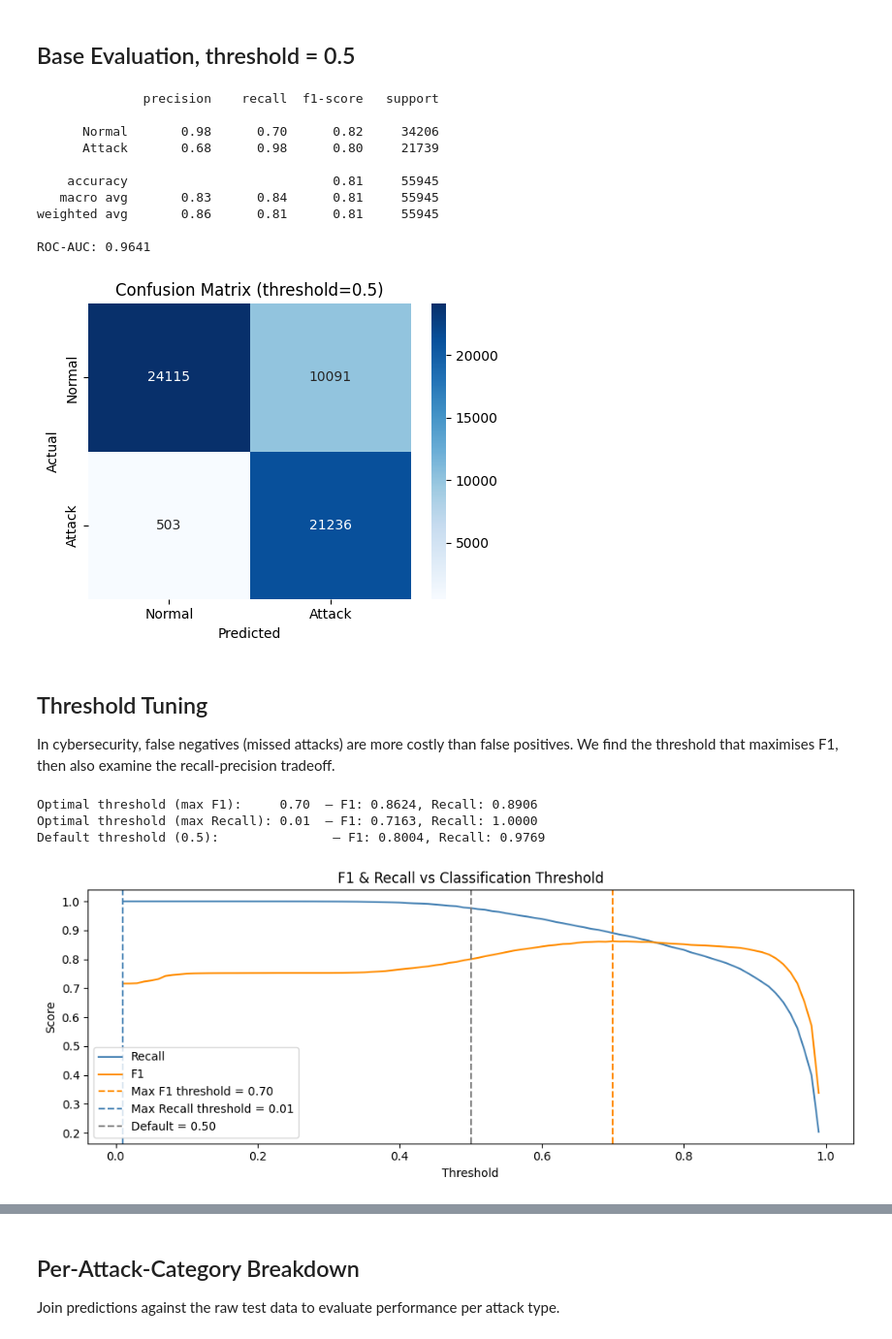
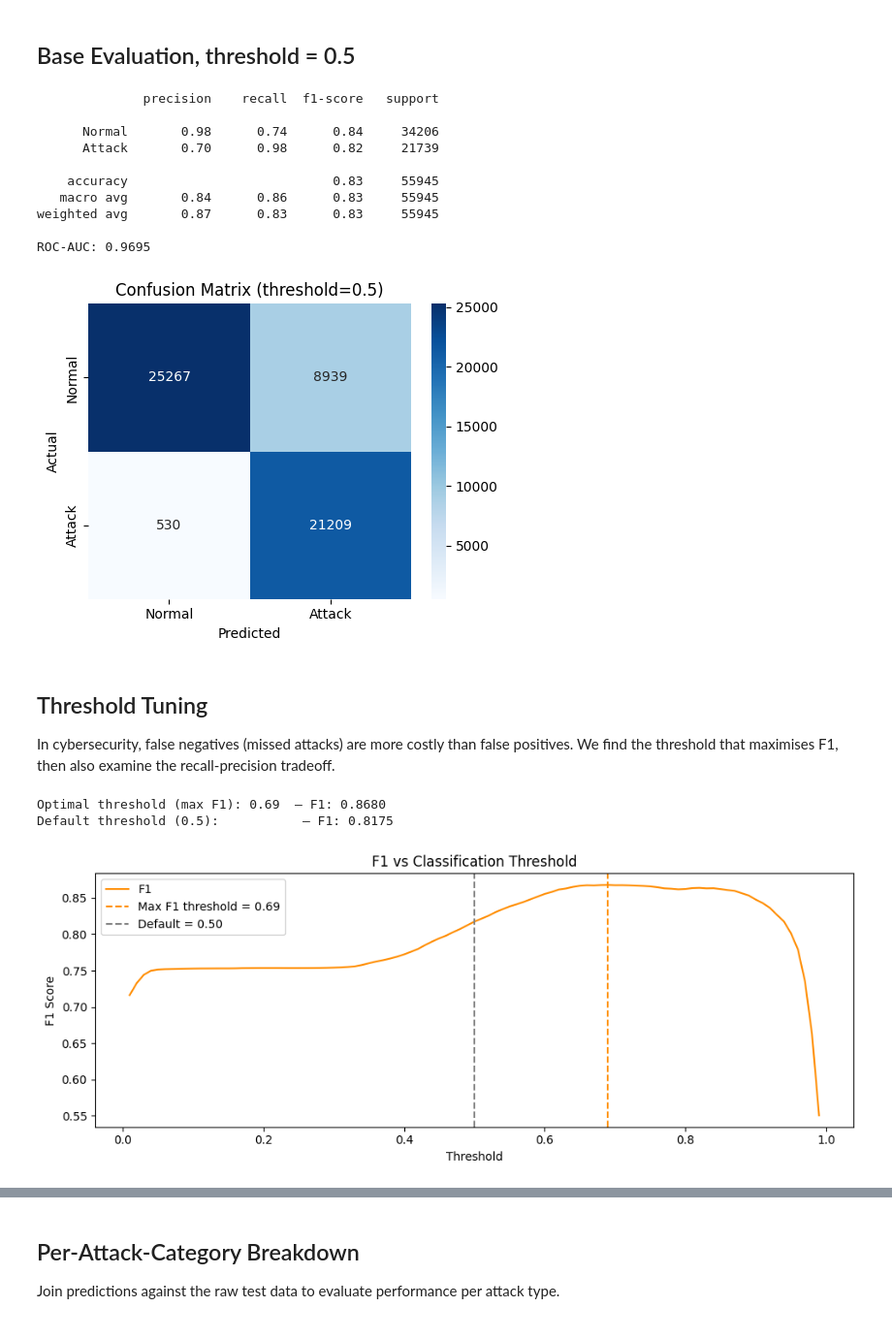
Before and after one commit to joshuacris/ml-network-intrusion, a Jupyter notebook: notebooks/xgboost.ipynb, the cells around one changed output, grey strips where cells are left out. Shown at 97% size. Drawn from its saved outputs; the diff is of its cells as text; code cells hidden in the pictures.

```diff
--- a/notebooks/xgboost.ipynb
+++ b/notebooks/xgboost.ipynb
@@ -40,19 +40,21 @@ base_model = xgb.XGBClassifier(
 from sklearn.model_selection import RandomizedSearchCV
 
 param_dist = {
-    'n_estimators':      [100, 200, 300, 500],
-    'max_depth':         [3, 4, 6, 8, 10],
-    'learning_rate':     [0.01, 0.05, 0.1, 0.2],
-    'subsample':         [0.6, 0.7, 0.8, 1.0],
-    'colsample_bytree':  [0.6, 0.7, 0.8, 1.0],
-    'min_child_weight':  [1, 3, 5, 7],
-    'gamma':             [0, 0.1, 0.3, 0.5],
+    'n_estimators':     [200, 300, 500, 700, 1000],
+    'max_depth':        [3, 4, 5, 6, 8],
+    'learning_rate':    [0.01, 0.05, 0.1, 0.2],
+    'subsample':        [0.6, 0.7, 0.8, 1.0],
+    'colsample_bytree': [0.6, 0.7, 0.8, 1.0],
+    'min_child_weight': [1, 3, 5],
+    'gamma':            [0, 0.1, 0.3, 0.5],
+    'reg_alpha':        [0, 0.1, 0.5, 1.0],
+    'reg_lambda':       [0.5, 1.0, 2.0, 5.0],
 }
 
 search = RandomizedSearchCV(
     base_model,
     param_distributions=param_dist,
-    n_iter=30,
+    n_iter=50,
     scoring='roc_auc',
     cv=3,
     n_jobs=-1,
@@ -103,14 +119,14 @@ print(f'ROC-AUC: {roc_auc_score(y_test, y_prob):.4f}')
 # %% [output]
               precision    recall  f1-score   support
 
-      Normal       0.98      0.70      0.82     34206
-      Attack       0.68      0.98      0.80     21739
+      Normal       0.98      0.74      0.84     34206
+      Attack       0.70      0.98      0.82     21739
 
-    accuracy                           0.81     55945
-   macro avg       0.83      0.84      0.81     55945
-weighted avg       0.86      0.81      0.81     55945
+    accuracy                           0.83     55945
+   macro avg       0.84      0.86      0.83     55945
+weighted avg       0.87      0.83      0.83     55945
 
-ROC-AUC: 0.9641
+ROC-AUC: 0.9695
 # %%
 cm = confusion_matrix(y_test, y_pred)
 fig, ax = plt.subplots(figsize=(5, 4))
@@ -122,7 +138,7 @@ ax.set_title('Confusion Matrix (threshold=0.5)')
 plt.tight_layout()
 plt.show()
 # %% [output]
-[figure, old version]
+[figure, new version]
 # %% [markdown]
 ## Threshold Tuning
 
@@ -131,32 +147,26 @@ We find the threshold that maximises F1, then also examine the recall-precision
 # %%
 from sklearn.metrics import recall_score
 
-thresholds    = np.arange(0.01, 1.0, 0.01)
-f1_scores     = [f1_score(y_test,    (y_prob >= t).astype(int)) for t in thresholds]
-recall_scores = [recall_score(y_test, (y_prob >= t).astype(int)) for t in thresholds]
+thresholds = np.arange(0.01, 1.0, 0.01)
+f1_scores  = [f1_score(y_test,    (y_prob >= t).astype(int)) for t in thresholds]
 
-best_f1_threshold     = thresholds[np.argmax(f1_scores)]
-best_recall_threshold = thresholds[np.argmax(recall_scores)]
+best_f1_threshold = thresholds[np.argmax(f1_scores)]
 
-print(f'Optimal threshold (max F1):     {best_f1_threshold:.2f}  — F1: {max(f1_scores):.4f}, Recall: {recall_scores[np.argmax(f1_scores)]:.4f}')
-print(f'Optimal threshold (max Recall): {best_recall_threshold:.2f}  — F1: {f1_scores[np.argmax(recall_scores)]:.4f}, Recall: {max(recall_scores):.4f}')
-print(f'Default threshold (0.5):               — F1: {f1_scores[49]:.4f}, Recall: {recall_scores[49]:.4f}')
+print(f'Optimal threshold (max F1): {best_f1_threshold:.2f}  — F1: {max(f1_scores):.4f}')
+print(f'Default threshold (0.5):           — F1: {f1_scores[49]:.4f}')
 
 fig, ax = plt.subplots(figsize=(10, 4))
-ax.plot(thresholds, recall_scores, color='steelblue', label='Recall')
 ax.plot(thresholds, f1_scores, color='darkorange', label='F1')
-ax.axvline(best_f1_threshold,     color='darkorange', linestyle='--', label=f'Max F1 threshold = {best_f1_threshold:.2f}')
-ax.axvline(best_recall_threshold, color='steelblue',  linestyle='--', label=f'Max Recall threshold = {best_recall_threshold:.2f}')
+ax.axvline(best_f1_threshold, color='darkorange', linestyle='--', label=f'Max F1 threshold = {best_f1_threshold:.2f}')
 ax.axvline(0.5, color='gray', linestyle='--', label='Default = 0.50')
 ax.set_xlabel('Threshold')
-ax.set_ylabel('Score')
-ax.set_title('F1 & Recall vs Classification Threshold')
+ax.set_ylabel('F1 Score')
+ax.set_title('F1 vs Classification Threshold')
 ax.legend()
 plt.tight_layout()
 plt.show()
 # %% [output]
-Optimal threshold (max F1):     0.70  — F1: 0.8624, Recall: 0.8906
-Optimal threshold (max Recall): 0.01  — F1: 0.7163, Recall: 1.0000
-Default threshold (0.5):               — F1: 0.8004, Recall: 0.9769
+Optimal threshold (max F1): 0.69  — F1: 0.8680
+Default threshold (0.5):           — F1: 0.8175
-[figure, old version]
+[figure, new version]
 # %%
```
Also changed, not shown: parts of 8 cells of this notebook, 2 other files.
